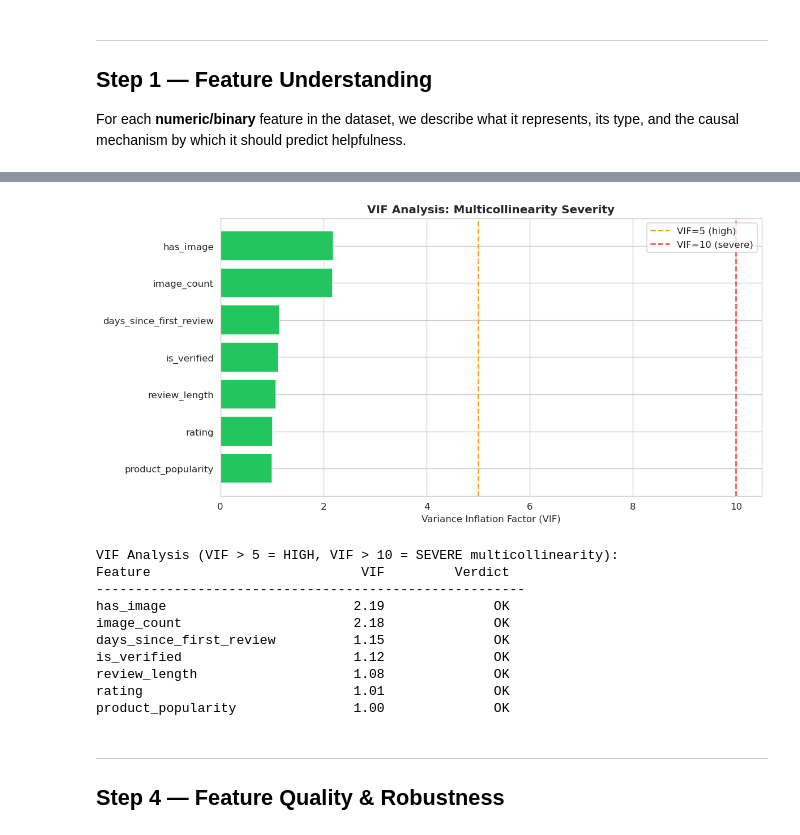
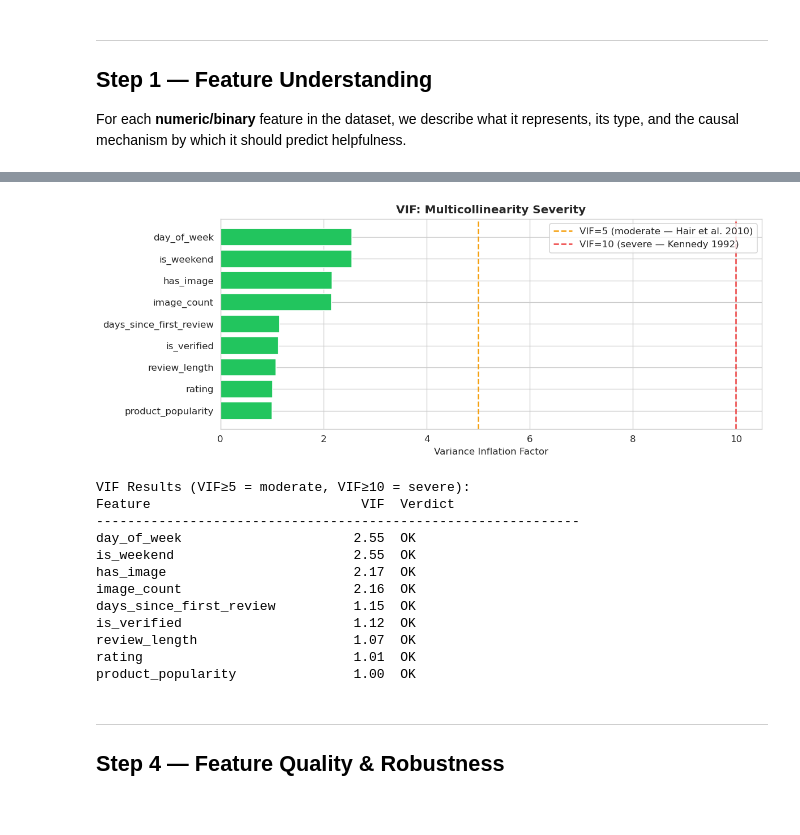
Before and after one commit to Sana-Shikalgar/amazon-review-nlp, a Jupyter notebook: notebook/Feature_Validation_And_Generation.ipynb, the cells around one changed output, grey strips where cells are left out. Saved outputs shown, nothing was run; the diff lists cells and outputs as text; code cells hidden in the pictures.

```diff
--- a/notebook/Feature_Validation_And_Generation.ipynb
+++ b/notebook/Feature_Validation_And_Generation.ipynb
@@ -650,46 +885,50 @@ image_count                  has_image                        0.7317
 # %%
-# ── 3.2 Variance Inflation Factor (VIF) ───────────────────────────────────────
+# ── 3.1 Variance Inflation Factor (VIF) ──────────────────────────────────────
+# Uses the same NUMERIC_FEATURES derived via df.select_dtypes (Step 2.1).
+# Thresholds: VIF≥5 moderate (Hair et al. 2010), VIF≥10 severe (Kennedy 1992).
+
 X_vif = sample[NUMERIC_FEATURES].fillna(0).astype(float)
 X_vif = StandardScaler().fit_transform(X_vif)
 X_vif = pd.DataFrame(X_vif, columns=NUMERIC_FEATURES)
 
-# Add constant for statsmodels
 X_vif_sm = sm.add_constant(X_vif)
-vif_data = pd.DataFrame()
-vif_data['Feature'] = X_vif.columns
-vif_data['VIF'] = [variance_inflation_factor(X_vif_sm.values, i+1)
-                    for i in range(X_vif.shape[1])]
-vif_data = vif_data.sort_values('VIF', ascending=False)
+vif_data = pd.DataFrame({
+    'Feature': NUMERIC_FEATURES,
+    'VIF': [variance_inflation_factor(X_vif_sm.values, i + 1)
+            for i in range(X_vif.shape[1])]
+}).sort_values('VIF', ascending=False)
 
-fig, ax = plt.subplots(figsize=(10, 5))
+fig, ax = plt.subplots(figsize=(10, max(4, len(NUMERIC_FEATURES) * 0.4)))
 colors_vif = ['#ef4444' if v > 10 else ('#f59e0b' if v > 5 else '#22c55e')
               for v in vif_data['VIF']]
 ax.barh(vif_data['Feature'][::-1], vif_data['VIF'][::-1], color=colors_vif[::-1])
-ax.axvline(x=5,  color='#f59e0b', linestyle='--', linewidth=1.5, label='VIF=5 (high)')
-ax.axvline(x=10, color='#ef4444', linestyle='--', linewidth=1.5, label='VIF=10 (severe)')
-ax.set_xlabel('Variance Inflation Factor (VIF)')
-ax.set_title('VIF Analysis: Multicollinearity Severity', fontweight='bold')
-ax.legend()
-plt.tight_layout(); plt.show()
+ax.axvline(x=5,  color='#f59e0b', linestyle='--', linewidth=1.5, label='VIF=5 (moderate — Hair et al. 2010)')
+ax.axvline(x=10, color='#ef4444', linestyle='--', linewidth=1.5, label='VIF=10 (severe — Kennedy 1992)')
+ax.set_xlabel('Variance Inflation Factor')
+ax.set_title('VIF: Multicollinearity Severity', fontweight='bold')
+ax.legend(); plt.tight_layout(); plt.show()
 
-print('\nVIF Analysis (VIF > 5 = HIGH, VIF > 10 = SEVERE multicollinearity):')
-print(f'{"Feature":<28} {"VIF":>8} {"Verdict":>15}')
-print('-' * 55)
+print('\nVIF Results (VIF≥5 = moderate, VIF≥10 = severe):')
+print(f'{"Feature":<28} {"VIF":>8}  {"Verdict"}')
+print('-' * 62)
 for _, row in vif_data.iterrows():
-    tag = '*** SEVERE — DROP' if row['VIF'] > 10 else ('** HIGH — REVIEW' if row['VIF'] > 5 else 'OK')
-    print(f'{row["Feature"]:<28} {row["VIF"]:>8.2f} {tag:>15}')
+    tag = ('*** SEVERE — drop' if row['VIF'] >= 10 else
+           ('** MODERATE — review' if row['VIF'] >= 5 else 'OK'))
+    print(f'{row["Feature"]:<28} {row["VIF"]:>8.2f}  {tag}')
 # %% [output]
-[figure, old version]
+[figure, new version]
-VIF Analysis (VIF > 5 = HIGH, VIF > 10 = SEVERE multicollinearity):
-Feature                           VIF         Verdict
--------------------------------------------------------
-has_image                        2.19              OK
-image_count                      2.18              OK
-days_since_first_review          1.15              OK
-is_verified                      1.12              OK
-review_length                    1.08              OK
-rating                           1.01              OK
-product_popularity               1.00              OK
+VIF Results (VIF≥5 = moderate, VIF≥10 = severe):
+Feature                           VIF  Verdict
+--------------------------------------------------------------
+day_of_week                      2.55  OK
+is_weekend                       2.55  OK
+has_image                        2.17  OK
+image_count                      2.16  OK
+days_since_first_review          1.15  OK
+is_verified                      1.12  OK
+review_length                    1.07  OK
+rating                           1.01  OK
+product_popularity               1.00  OK
 # %% [markdown]
 ---
 ## Step 4 — Feature Quality & Robustness
```
Also changed, not shown: parts of 31 cells of this notebook.
